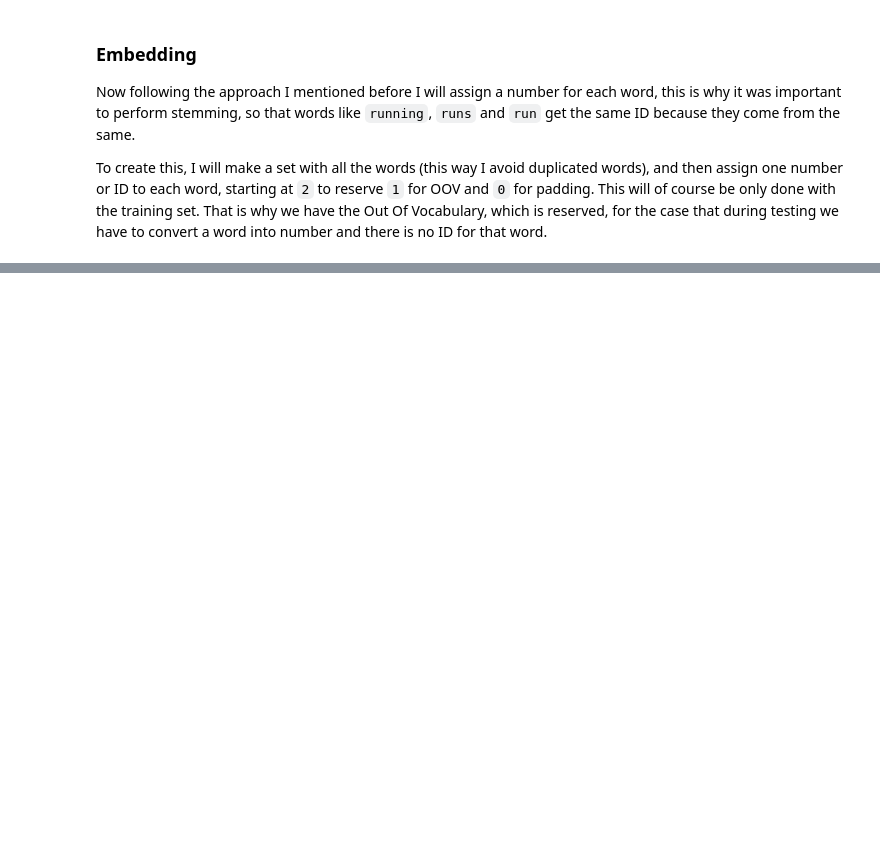
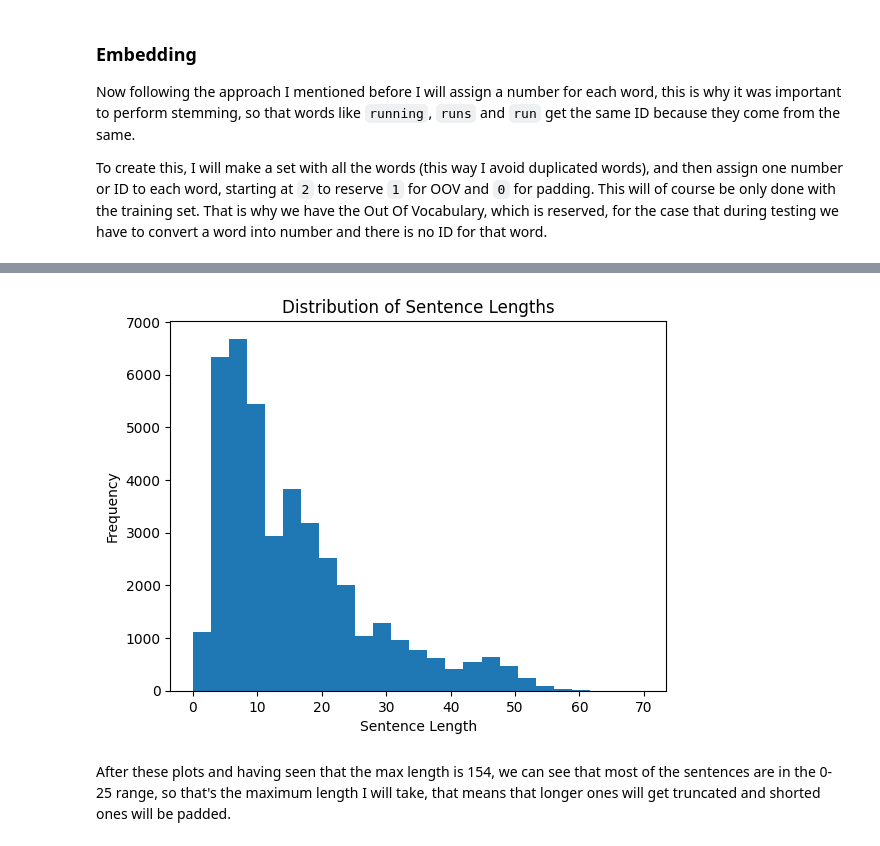
Before and after one commit to LittleHaku/spotify-reviews-sentiment-analysis, a Jupyter notebook: Spotify_User_Reviews_Sentiment_Analysis.ipynb, the cells around one changed output, grey strips where cells are left out. Cells and saved outputs as stored; diff of their text form; code cells hidden in the pictures; blank space fills up the shorter version.

```diff
--- a/Spotify_User_Reviews_Sentiment_Analysis.ipynb
+++ b/Spotify_User_Reviews_Sentiment_Analysis.ipynb
@@ -434,0 +453,10 @@ After
+# %%
+plt.hist(lengths, bins=25, range=(0, 70))
+plt.xlabel("Sentence Length")
+plt.ylabel("Frequency")
+plt.title("Distribution of Sentence Lengths")
+plt.show()
+# %% [output]
+[figure, added]
+# %% [markdown]
+After these plots and having seen that the max length is 154, we can see that most of the sentences are in the 0-25 range, so that's the maximum length I will take, that means that longer ones will get truncated and shorted ones will be padded.
```
Also changed, not shown: parts of 9 cells of this notebook.
